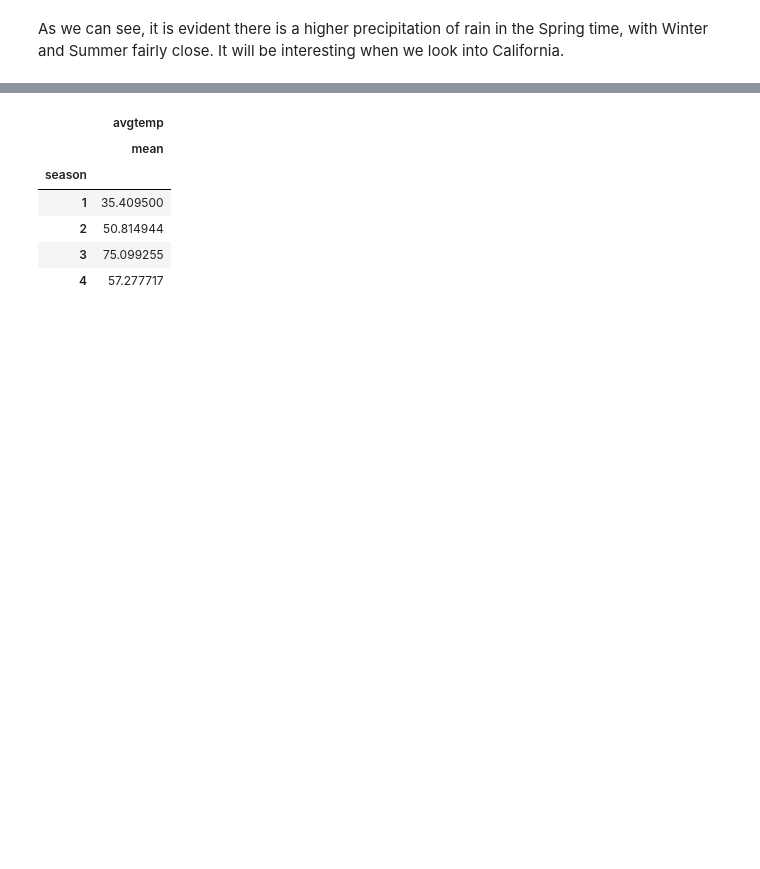
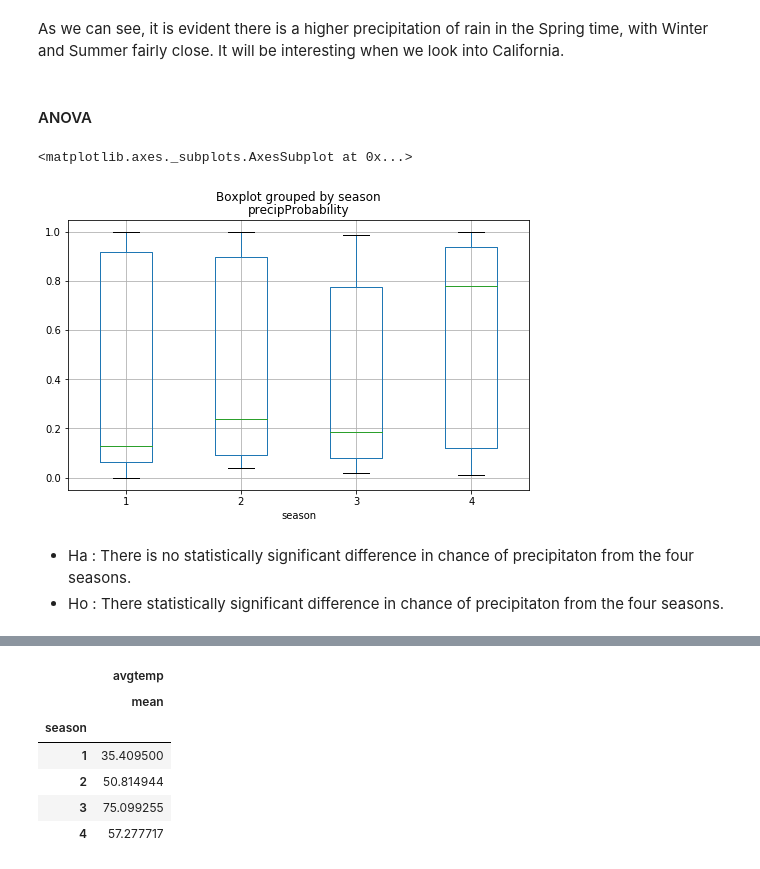
Before and after one commit to emilia329/Fly-High, a Jupyter notebook: JFKweathernotebook.ipynb, the cells around one changed output, grey strips where cells are left out. Saved outputs shown, nothing was run; the diff lists cells and outputs as text; code cells hidden in the pictures; blank space fills up the shorter version.

Commit message:
anova added

```diff
--- a/JFKweathernotebook.ipynb
+++ b/JFKweathernotebook.ipynb
@@ -73,3 +80,13 @@ avgrain(rain)
 [figure]
 # %% [markdown]
 As we can see, it is evident there is a higher precipitation of rain in the Spring time, with Winter and Summer fairly close. It will be interesting when we look into California.
+# %% [markdown]
+#### ANOVA
+# %%
+df.boxplot('precipProbability', by='season', figsize=(8, 5))
+# %% [output]
+<matplotlib.axes._subplots.AxesSubplot at 0x...>
+[figure, added]
+# %% [markdown]
+- Ha : There is no statistically significant difference in chance of precipitaton from the four seasons.
+- Ho : There statistically significant difference in chance of precipitaton from the four seasons.
```
Also changed, not shown: parts of 11 cells of this notebook.
